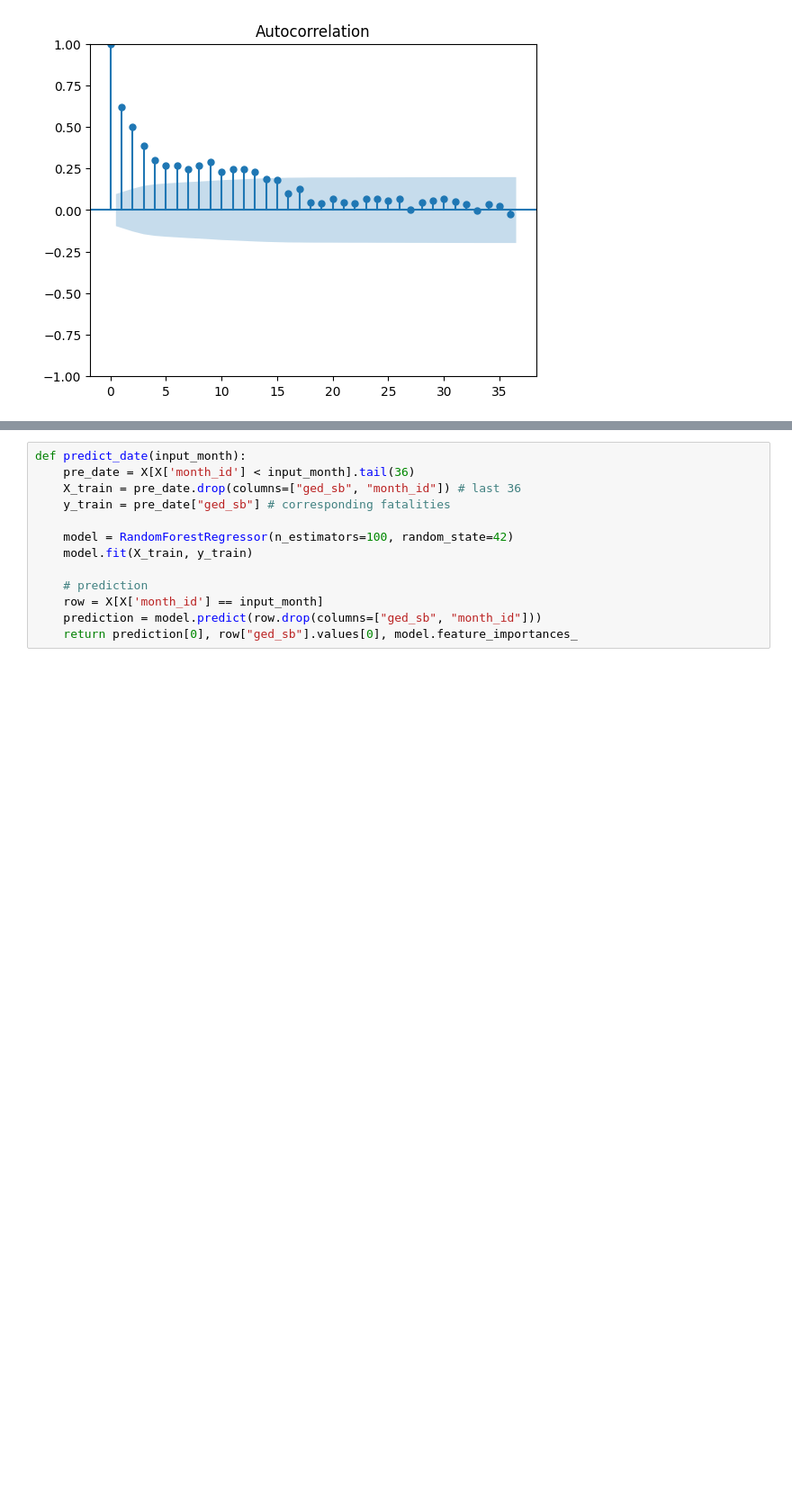
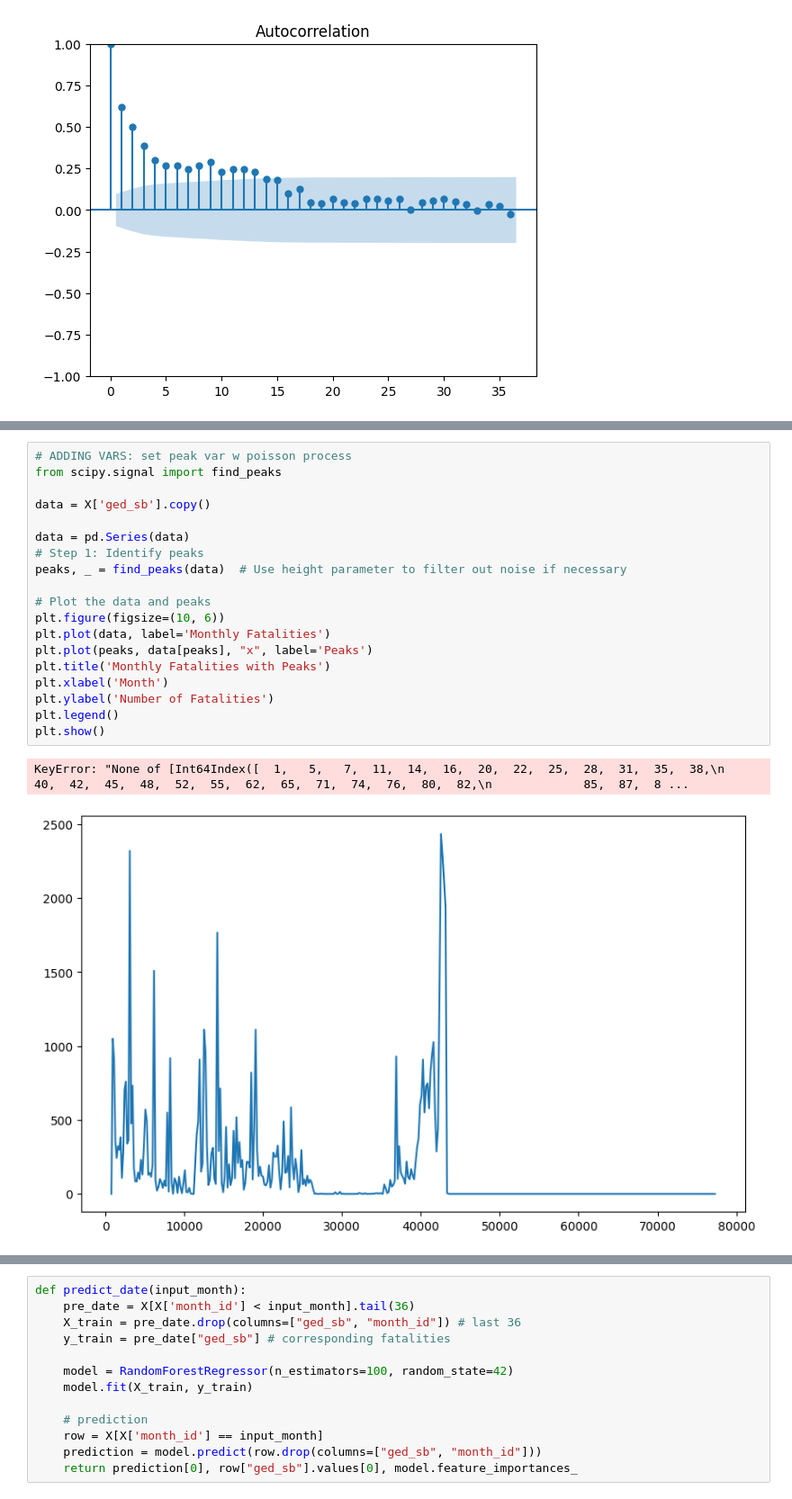
Before and after one commit to kaylanhua/conflicts, a Jupyter notebook: production/views_rf.ipynb, the cells around one changed output, grey strips where cells are left out. Shown at 90% size. Drawn from its saved outputs; the diff is of its cells as text; blank space fills up the shorter version.

```diff
--- a/production/views_rf.ipynb
+++ b/production/views_rf.ipynb
@@ -52,0 +70,22 @@ X.head() # last WINDOW_SIZE columns are the lags
+# %%
+# ADDING VARS: set peak var w poisson process
+from scipy.signal import find_peaks
+
+data = X['ged_sb'].copy()
+
+data = pd.Series(data)
+# Step 1: Identify peaks
+peaks, _ = find_peaks(data)  # Use height parameter to filter out noise if necessary
+
+# Plot the data and peaks
+plt.figure(figsize=(10, 6))
+plt.plot(data, label='Monthly Fatalities')
+plt.plot(peaks, data[peaks], "x", label='Peaks')
+plt.title('Monthly Fatalities with Peaks')
+plt.xlabel('Month')
+plt.ylabel('Number of Fatalities')
+plt.legend()
+plt.show()
+# %% [output]
+KeyError: "None of [Int64Index([  1,   5,   7,  11,  14,  16,  20,  22,  25,  28,  31,  35,  38,\n             40,  42,  45,  48,  52,  55,  62,  65,  71,  74,  76,  80,  82,\n             85,  87,  8 ...
+[figure, added]
```
Also changed, not shown: parts of 11 cells of this notebook, 2 other files.
